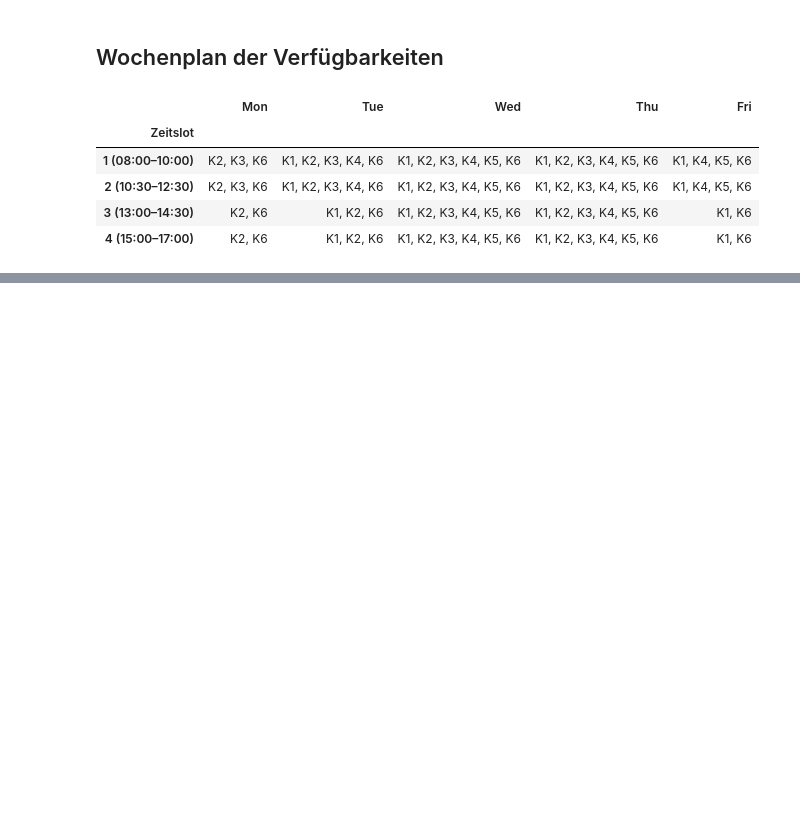
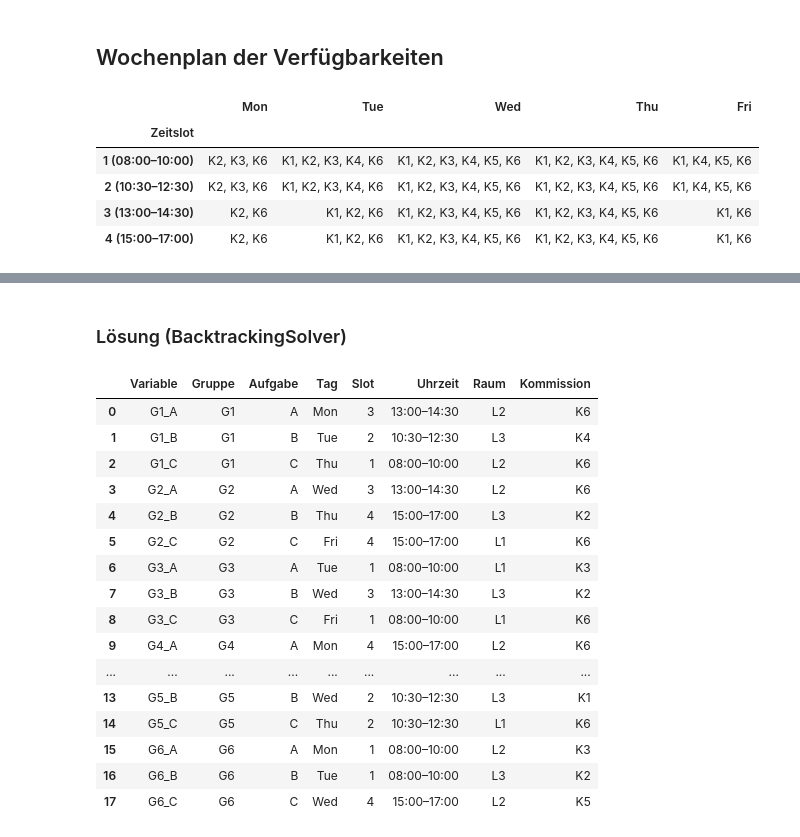
Before and after one commit to Sanel-Trnka/grundlagen-ki, a Jupyter notebook: constraints/C4/C4/csp_loesung.ipynb, the cells around one changed output, grey strips where cells are left out. Drawn from its saved outputs; the diff is of its cells as text; code cells hidden in the pictures; blank space fills up the shorter version.

Commit message:
optimized soft constrains

```diff
--- a/constraints/C4/C4/csp_loesung.ipynb
+++ b/constraints/C4/C4/csp_loesung.ipynb
@@ -704,13 +83,0 @@ Ein Stresstest, der das Modell an seine strukturellen Grenzen bringt. Für Aufga
-# %%
-from csp_utils import load_config
-
-results = {}
-for config_file in ["configB.json", "configA.json", "configC.json"]:
-    print(f"\n{'#'*60}")
-    print(f"# {config_file}")
-    print(f"{'#'*60}")
-    cfg, _ = load_config(config_file)
-    sol = solve(cfg, verbose=True)
-    valid = validate(sol, cfg)
-    evaluate_soft_constraints(sol, cfg)
-    results[config_file] = {"solution": sol, "valid": valid}
@@ -761,0 +251,11 @@ Der Vergleich zwischen `BacktrackingSolver` (iterativ) und `RecursiveBacktrackin
+# %%
+print("=" * 55)
+print("BacktrackingSolver (iterativ)")
+print("=" * 55)
+solution_bt = solve_pc(config, solver=BacktrackingSolver())
+
+print()
+print("=" * 55)
+print("RecursiveBacktrackingSolver (rekursiv)")
+print("=" * 55)
+solution_rbt = solve_pc(config, solver=RecursiveBacktrackingSolver())
@@ -761,0 +278,40 @@ Der Vergleich zwischen `BacktrackingSolver` (iterativ) und `RecursiveBacktrackin
+# %%
+import pandas as pd
+from IPython.display import display, Markdown
+from csp_utils import TIMESLOT_LABELS
+
+def display_solution(solution, label="Lösung"):
+    if solution is None:
+        print("Keine Lösung vorhanden.")
+        return
+    rows = []
+    for var, (day, ts, room, commission) in solution.items():
+        group, task = var.split("_")
+        rows.append({"Variable": var, "Gruppe": group, "Aufgabe": task,
+                     "Tag": day, "Slot": ts, "Uhrzeit": TIMESLOT_LABELS.get(ts, str(ts)),
+                     "Raum": room, "Kommission": commission, "_idx": time_index(day, ts)})
+    df = (pd.DataFrame(rows).sort_values(["Gruppe", "_idx"])
+          .drop(columns=["_idx"]).reset_index(drop=True))
+    display(Markdown(f"### {label}"))
+    display(df)
+
+display_solution(solution_bt, "Lösung (BacktrackingSolver)")
+# %% [output]
+### Lösung (BacktrackingSolver)
+|  | Variable | Gruppe | Aufgabe | Tag | Slot | Uhrzeit | Raum | Kommission |
+| 0 | G1_A | G1 | A | Mon | 3 | 13:00–14:30 | L2 | K6 |
+| 1 | G1_B | G1 | B | Tue | 2 | 10:30–12:30 | L3 | K4 |
+| 2 | G1_C | G1 | C | Thu | 1 | 08:00–10:00 | L2 | K6 |
+| 3 | G2_A | G2 | A | Wed | 3 | 13:00–14:30 | L2 | K6 |
+| 4 | G2_B | G2 | B | Thu | 4 | 15:00–17:00 | L3 | K2 |
+| 5 | G2_C | G2 | C | Fri | 4 | 15:00–17:00 | L1 | K6 |
+| 6 | G3_A | G3 | A | Tue | 1 | 08:00–10:00 | L1 | K3 |
+| 7 | G3_B | G3 | B | Wed | 3 | 13:00–14:30 | L3 | K2 |
+| 8 | G3_C | G3 | C | Fri | 1 | 08:00–10:00 | L1 | K6 |
+| 9 | G4_A | G4 | A | Mon | 4 | 15:00–17:00 | L2 | K6 |
+| ... | ... | ... | ... | ... | ... | ... | ... | ... |
+| 13 | G5_B | G5 | B | Wed | 2 | 10:30–12:30 | L3 | K1 |
+| 14 | G5_C | G5 | C | Thu | 2 | 10:30–12:30 | L1 | K6 |
+| 15 | G6_A | G6 | A | Mon | 1 | 08:00–10:00 | L2 | K3 |
+| 16 | G6_B | G6 | B | Tue | 1 | 08:00–10:00 | L3 | K2 |
+| 17 | G6_C | G6 | C | Wed | 4 | 15:00–17:00 | L2 | K5 |
```
Also changed, not shown: parts of 41 cells of this notebook.
